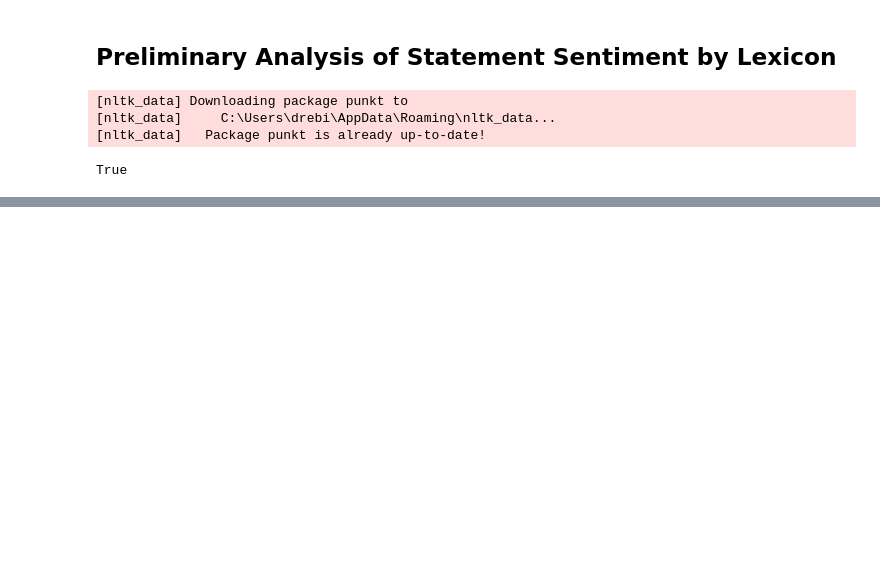
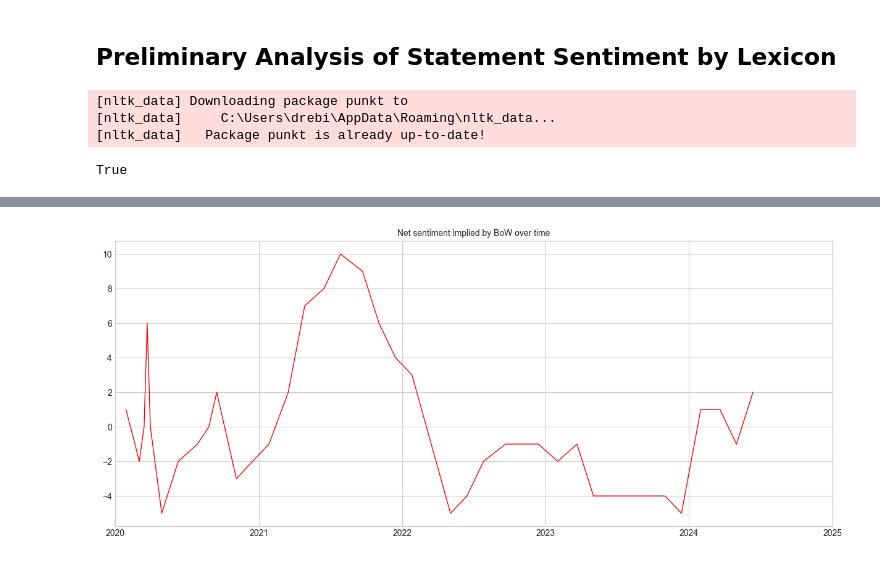
Before and after one commit to KidQuant/Central-Banking-Analysis, a Jupyter notebook: src/1_FOMC_Analysis_Preliminary.ipynb, the cells around one changed output, grey strips where cells are left out. Cells and saved outputs as stored; diff of their text form; code cells hidden in the pictures; blank space fills up the shorter version.

```diff
--- a/src/1_FOMC_Analysis_Preliminary.ipynb
+++ b/src/1_FOMC_Analysis_Preliminary.ipynb
@@ -29,0 +54,7 @@ FileNotFoundError: [Errno 2] No such file or directory: '../data/FOMC/statement.
+# %%
+#Dictionary tone assessment will compare them by Index (need the number back)
+Data['Index'] = range(0, len(Data))
+
+# Make 'date' column as the index of the Data
+Data.set_index(['date'], inplace=True)
+Data.head()
@@ -29,0 +641,25 @@ FileNotFoundError: [Errno 2] No such file or directory: '../data/FOMC/statement.
+# %%
+NetSentiment = Data['NPositiveWords'] - Data['NNegativeWords']
+
+fig, ax = plt.subplots(figsize=(15,6))
+
+data = Data[Data.index > '2020/01/01']
+ax.plot(data.index, NetSentiment.loc[data.index],
+        c = 'red',
+        linewidth=1.0)
+
+plt.title('Net sentiment implied by BoW over time', size='medium')
+
+# format the ticks
+# round to nearest years.
+datemin = np.datetime64(data.index[0], 'Y')
+datemax = np.datetime64(data.index[-1], 'Y') + np.timedelta64(1, 'Y')
+ax.set_xlim(datemin, datemax)
+
+# format the coords message box
+ax.format_xdata = mdates.DateFormatter('%Y-%m-%d')
+ax.grid(True)
+
+plt.show()
+# %% [output]
+[figure, added]
```
Also changed, not shown: parts of 16 cells of this notebook.
